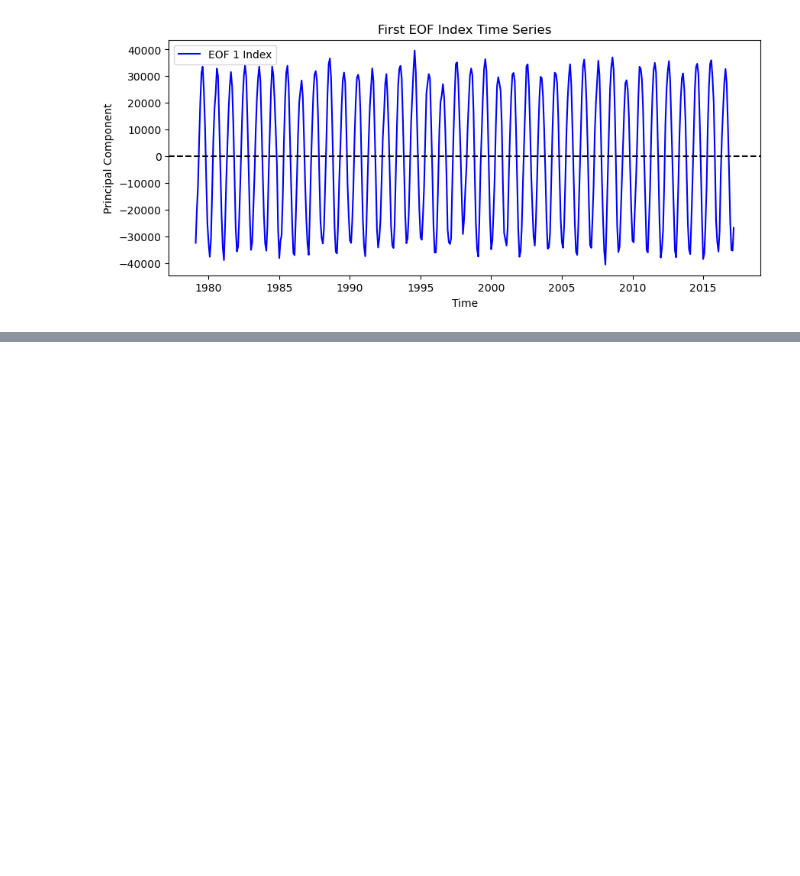
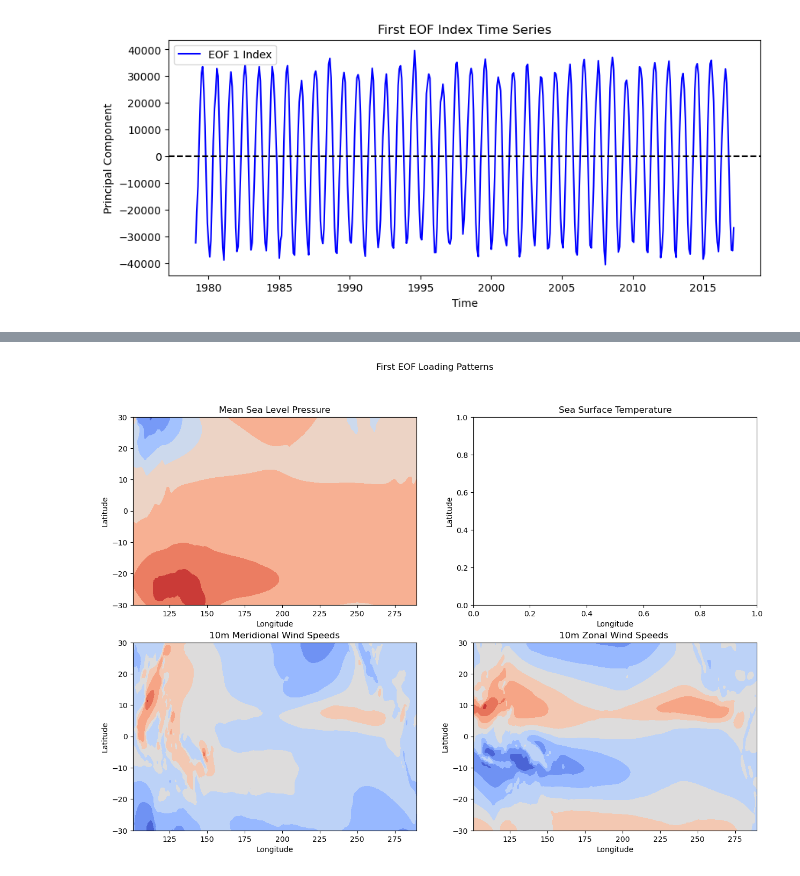
Before and after one commit to anya-gray/Climatology, a Jupyter notebook: firstScript.ipynb, the cells around one changed output, grey strips where cells are left out. Drawn from its saved outputs; the diff is of its cells as text; code cells hidden in the pictures; blank space fills up the shorter version.

Commit message:
6pm 19/11 anya: EOF subplots done for 3/4 datasets
next steps are to figure out why SST won't work

```diff
--- a/firstScript.ipynb
+++ b/firstScript.ipynb
@@ -114,0 +82,8 @@ plt.show()
+# %%
+# function to slice the relevant area and transform for rolling monthly seasons
+# INPUT: ds = xarray dataset
+# OUTPUT: seasons = xarray with rolling monthly averages
+def reduce_data(ds):
+    data_subset = ds.sel( latitude=slice(30, -30), longitude=slice(100, 290) )
+    seasons = data_subset.rolling(time=2, center=True).mean().dropna(dim='time')
+    return data_subset, seasons
@@ -114,0 +165,36 @@ plt.show()
+# %%
+# function to plot the loading patterns (contour maps) of the EOF analyses
+# INPUT: contours = list of information to be plotted, currently of length 3 but will be length 4 when sst is figured out
+# TO DO: figure out how to get a colour map on there
+def plot_loadingPatterns(contours):
+
+    # prepare figure
+    fig, ax = plt.subplots(2,2, figsize = (15,10))
+    ax=ax.ravel()
+
+    # titles for the subplots
+    names = ["Mean Sea Level Pressure",
+            "Sea Surface Temperature",
+            "10m Meridional Wind Speeds",
+            "10m Zonal Wind Speeds "]
+
+    # plot each of the contour maps
+    for i in range(4):
+
+        # ignoring sst for now
+        if i == 0:
+            T = ax[i].contourf(reduced_data[i]['longitude'], reduced_data[i]['latitude'], contours[i], cmap='coolwarm')
+        if i > 1:
+            T = ax[i].contourf(reduced_data[i-1]['longitude'], reduced_data[i-1]['latitude'], contours[i-1], cmap='coolwarm')
+
+        # ax[i].colorbar(label='EOF 1 Loading Pattern')
+        ax[i].set_title(names[i])
+        ax[i].set_xlabel('Longitude')
+        ax[i].set_ylabel('Latitude')
+
+    plt.suptitle("First EOF Loading Patterns")
+    plt.show()
+# %%
+plot_loadingPatterns(contours)
+# %% [output]
+[figure, added]
```
Also changed, not shown: parts of 14 cells of this notebook.
